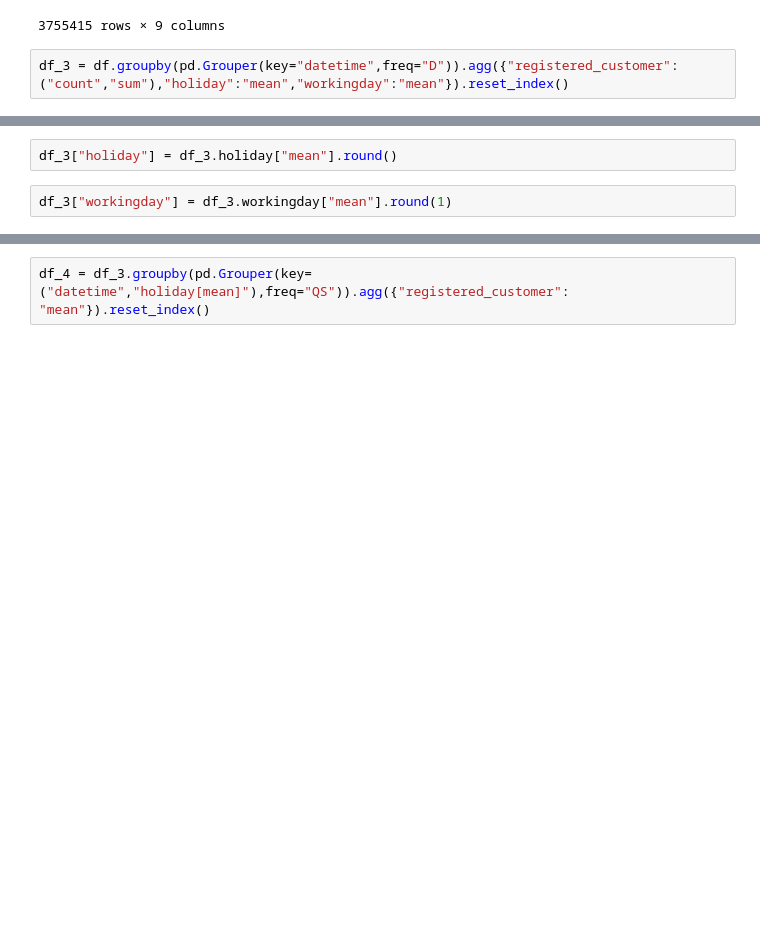
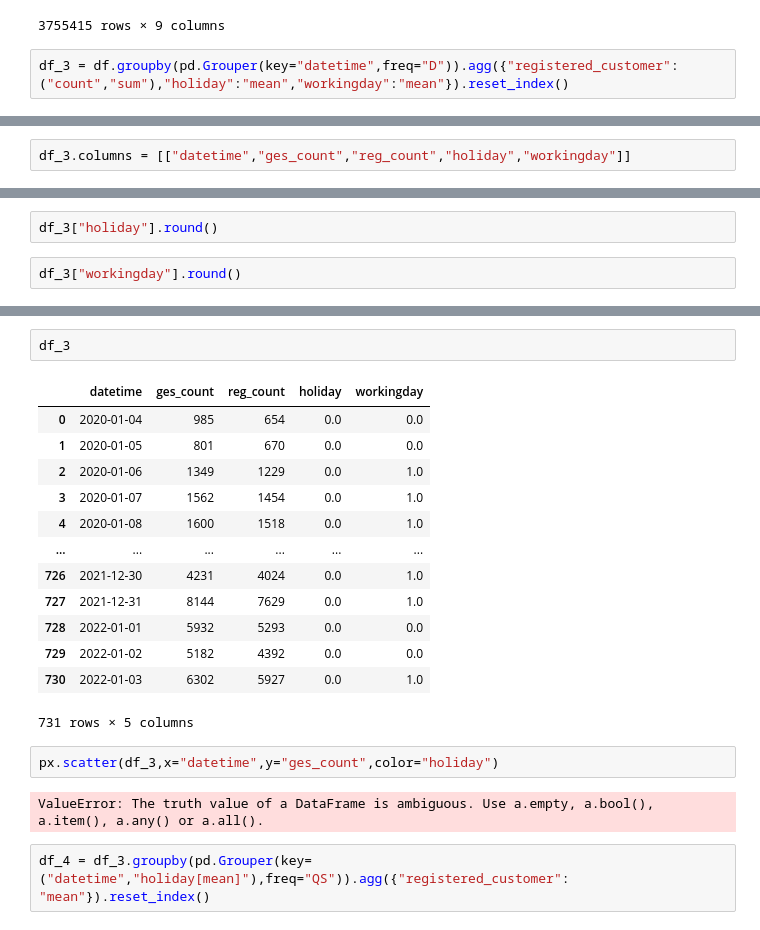
Before and after one commit to P-AEL/K-ppers-Projekt1, a Jupyter notebook: Paul/Vergleich holiday_workingday.ipynb, the cells around one changed output, grey strips where cells are left out. Cells and saved outputs as stored; diff of their text form; blank space fills up the shorter version.

```diff
--- a/Paul/Vergleich holiday_workingday.ipynb
+++ b/Paul/Vergleich holiday_workingday.ipynb
@@ -45,4 +44,6 @@ df_3
 731 rows × 5 columns
+# %%
+df_3.columns = [["datetime","ges_count","reg_count","holiday","workingday"]]
 # %%
 df_3.dtypes
 # %% [output]
@@ -54,5 +55,5 @@ workingday           mean            float64
 dtype: object
 # %%
-df_3["holiday"] = df_3.holiday["mean"].round()
+df_3["holiday"].round()
 # %%
-df_3["workingday"] = df_3.workingday["mean"].round(1)
+df_3["workingday"].round()
@@ -80,3 +81,23 @@ df[df.datetime.between("2020-2-1", "2020-2-2")]
+# %%
+df_3
+# %% [output]
+|  | datetime | ges_count | reg_count | holiday | workingday |
+| 0 | 2020-01-04 | 985 | 654 | 0.0 | 0.0 |
+| 1 | 2020-01-05 | 801 | 670 | 0.0 | 0.0 |
+| 2 | 2020-01-06 | 1349 | 1229 | 0.0 | 1.0 |
+| 3 | 2020-01-07 | 1562 | 1454 | 0.0 | 1.0 |
+| 4 | 2020-01-08 | 1600 | 1518 | 0.0 | 1.0 |
+| ... | ... | ... | ... | ... | ... |
+| 726 | 2021-12-30 | 4231 | 4024 | 0.0 | 1.0 |
+| 727 | 2021-12-31 | 8144 | 7629 | 0.0 | 1.0 |
+| 728 | 2022-01-01 | 5932 | 5293 | 0.0 | 0.0 |
+| 729 | 2022-01-02 | 5182 | 4392 | 0.0 | 0.0 |
+| 730 | 2022-01-03 | 6302 | 5927 | 0.0 | 1.0 |
+731 rows × 5 columns
+# %%
+px.scatter(df_3,x="datetime",y="ges_count",color="holiday")
+# %% [output]
+ValueError: The truth value of a DataFrame is ambiguous. Use a.empty, a.bool(), a.item(), a.any() or a.all().
 # %%
 df_4 = df_3.groupby(pd.Grouper(key=("datetime","holiday[mean]"),freq="QS")).agg({"registered_customer": "mean"}).reset_index()
 # %% [output]
```
Also changed, not shown: parts of 5 cells of this notebook, 4 other files.
